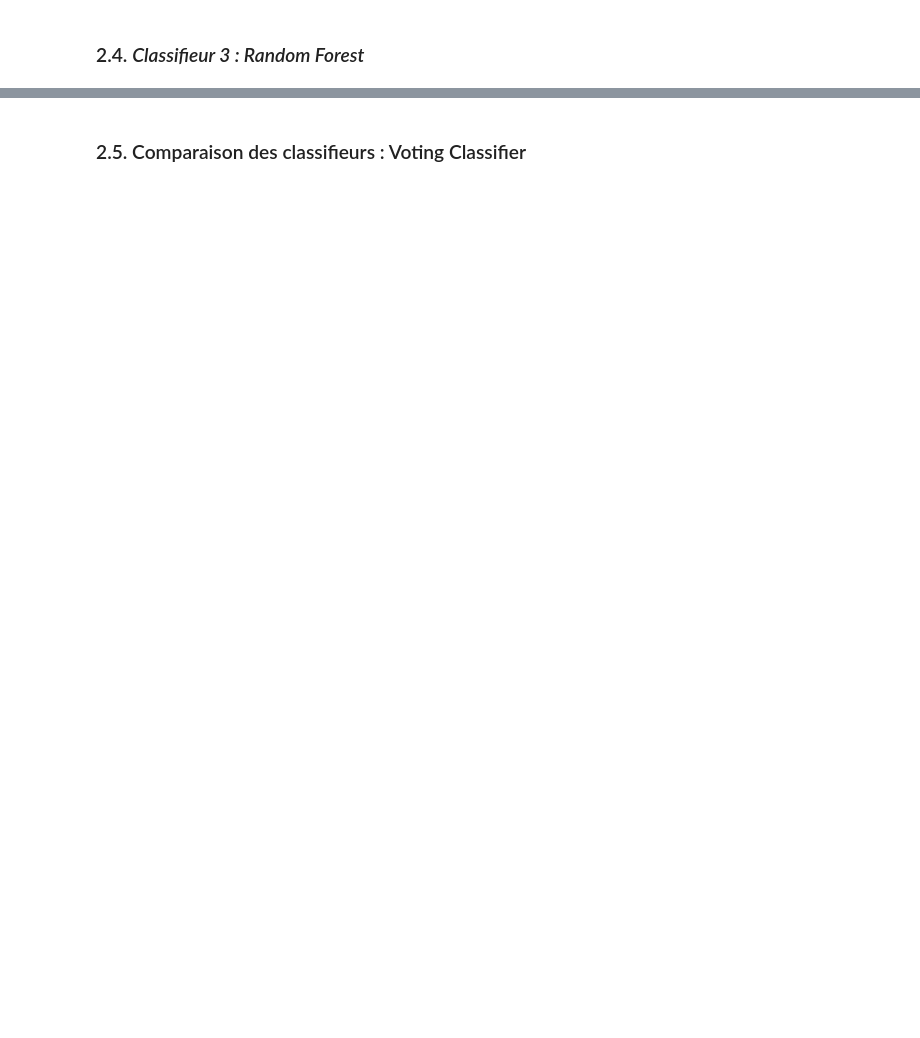
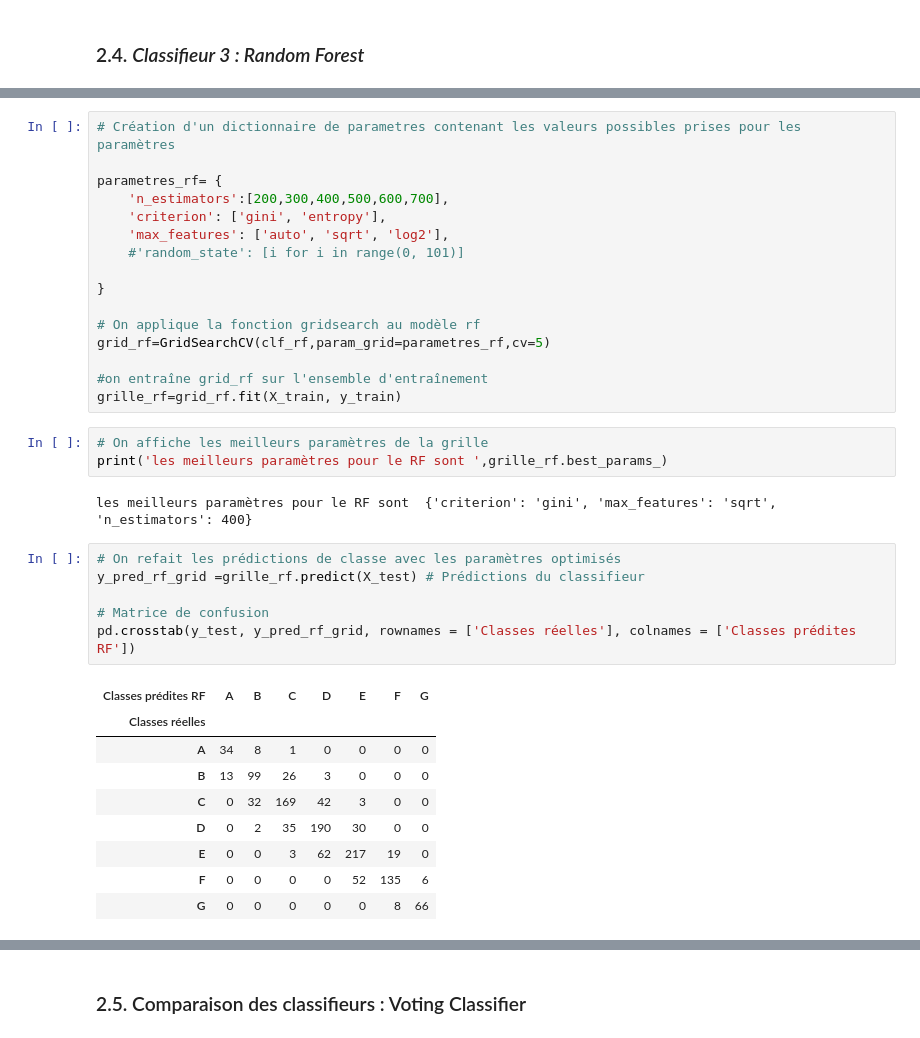
Before and after one commit to ChristopheDS22/CO2_Predict, a Jupyter notebook: Code_CO2_Project_last version.ipynb, the cells around one changed output, grey strips where cells are left out. Saved outputs shown, nothing was run; the diff lists cells and outputs as text; blank space fills up the shorter version.

```diff
--- a/Code_CO2_Project_last version.ipynb
+++ b/Code_CO2_Project_last version.ipynb
@@ -2647,0 +2908,37 @@ print('\n', classification_report(y_test, y_pred_rf))
+# %%
+# Création d'un dictionnaire de parametres contenant les valeurs possibles prises pour les paramètres
+
+parametres_rf= {
+    'n_estimators':[200,300,400,500,600,700],
+    'criterion': ['gini', 'entropy'],
+    'max_features': ['auto', 'sqrt', 'log2'],
+    #'random_state': [i for i in range(0, 101)]
+
+}
+
+# On applique la fonction gridsearch au modèle rf
+grid_rf=GridSearchCV(clf_rf,param_grid=parametres_rf,cv=5)
+
+#on entraîne grid_rf sur l'ensemble d'entraînement
+grille_rf=grid_rf.fit(X_train, y_train)
+# %%
+# On affiche les meilleurs paramètres de la grille
+print('les meilleurs paramètres pour le RF sont ',grille_rf.best_params_)
+# %% [output]
+les meilleurs paramètres pour le RF sont  {'criterion': 'gini', 'max_features': 'sqrt', 'n_estimators': 400}
+# %%
+# On refait les prédictions de classe avec les paramètres optimisés
+y_pred_rf_grid =grille_rf.predict(X_test) # Prédictions du classifieur
+
+# Matrice de confusion
+pd.crosstab(y_test, y_pred_rf_grid, rownames = ['Classes réelles'], colnames = ['Classes prédites RF'])
+# %% [output]
+| Classes prédites RF | A | B | C | D | E | F | G |
+| Classes réelles |  |  |  |  |  |  |  |
+| A | 34 | 8 | 1 | 0 | 0 | 0 | 0 |
+| B | 13 | 99 | 26 | 3 | 0 | 0 | 0 |
+| C | 0 | 32 | 169 | 42 | 3 | 0 | 0 |
+| D | 0 | 2 | 35 | 190 | 30 | 0 | 0 |
+| E | 0 | 0 | 3 | 62 | 217 | 19 | 0 |
+| F | 0 | 0 | 0 | 0 | 52 | 135 | 6 |
+| G | 0 | 0 | 0 | 0 | 0 | 8 | 66 |
```
Also changed, not shown: parts of 84 cells of this notebook.
